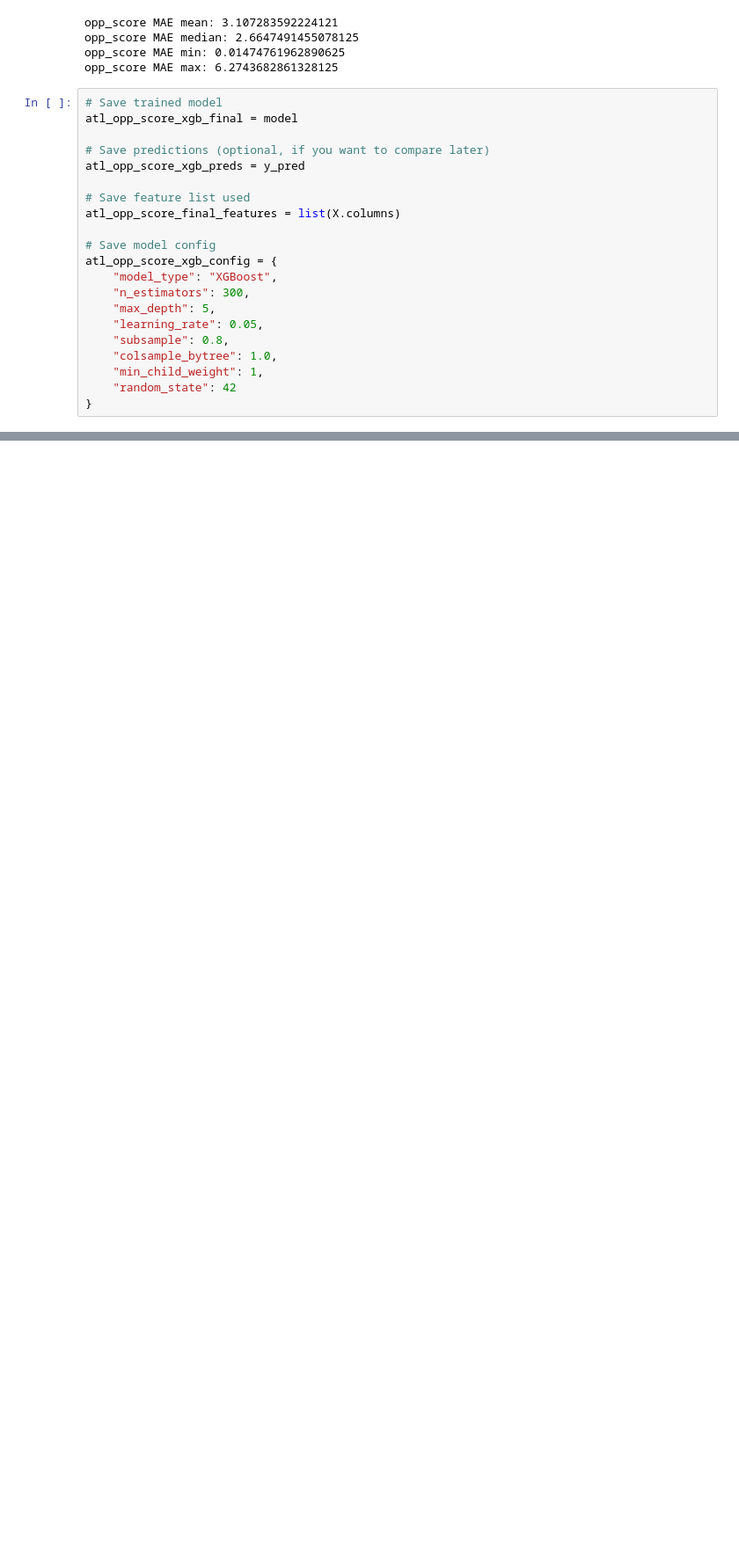
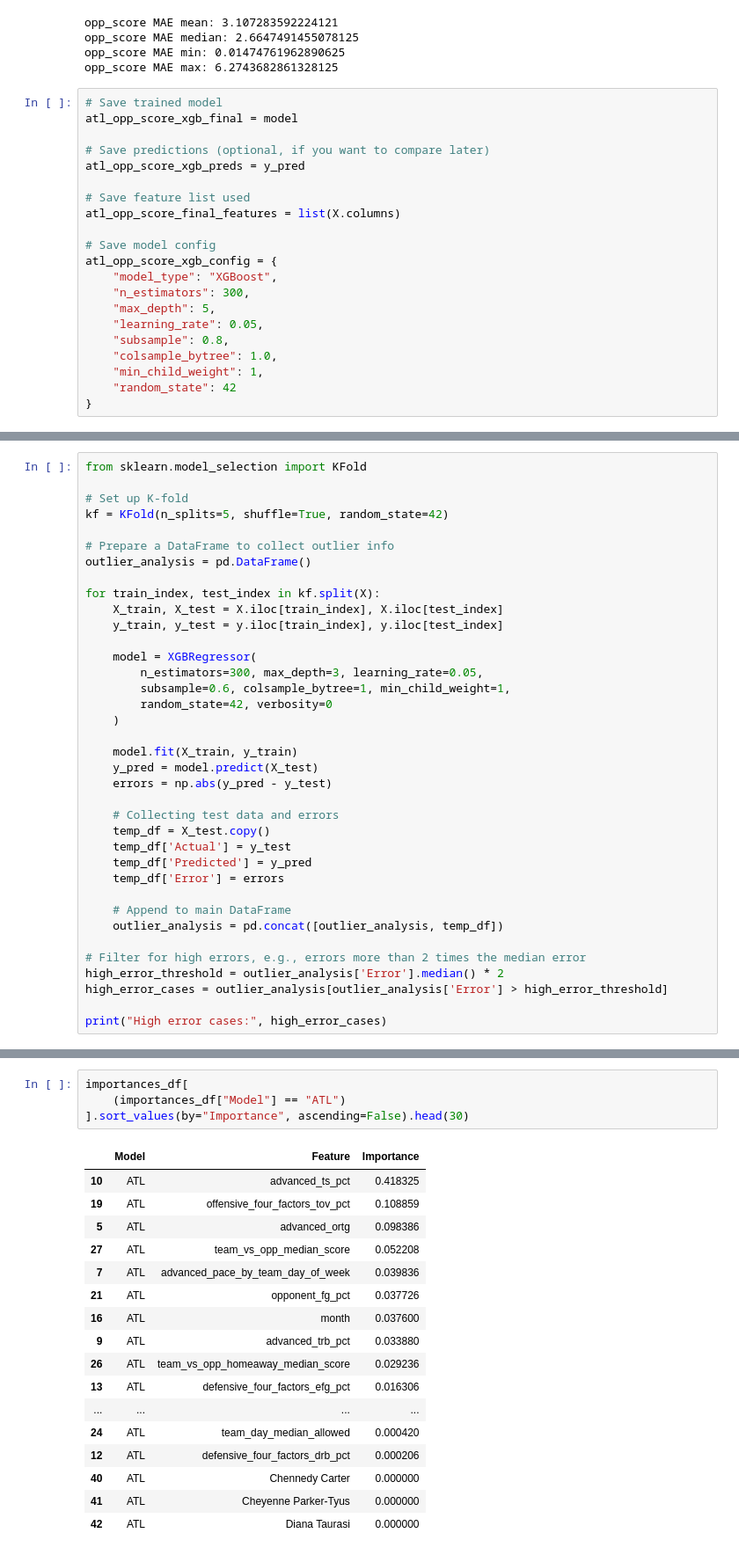
Before and after one commit to colterwood/LHL-final-final-project, a Jupyter notebook: notebooks/10_team_specific_feature_selection_and_model_testing.ipynb, the cells around one changed output, grey strips where cells are left out. Shown at 88% size. Saved outputs shown, nothing was run; the diff lists cells and outputs as text; blank space fills up the shorter version.

```diff
--- a/notebooks/10_team_specific_feature_selection_and_model_testing.ipynb
+++ b/notebooks/10_team_specific_feature_selection_and_model_testing.ipynb
@@ -3577,0 +3721,37 @@ opp_score MAE max: 18.3125
+# %%
+from sklearn.model_selection import KFold
+
+# Set up K-fold
+kf = KFold(n_splits=5, shuffle=True, random_state=42)
+
+# Prepare a DataFrame to collect outlier info
+outlier_analysis = pd.DataFrame()
+
+for train_index, test_index in kf.split(X):
+    X_train, X_test = X.iloc[train_index], X.iloc[test_index]
+    y_train, y_test = y.iloc[train_index], y.iloc[test_index]
+
+    model = XGBRegressor(
+        n_estimators=300, max_depth=3, learning_rate=0.05,
+        subsample=0.6, colsample_bytree=1, min_child_weight=1,
+        random_state=42, verbosity=0
+    )
+
+    model.fit(X_train, y_train)
+    y_pred = model.predict(X_test)
+    errors = np.abs(y_pred - y_test)
+
+    # Collecting test data and errors
+    temp_df = X_test.copy()
+    temp_df['Actual'] = y_test
+    temp_df['Predicted'] = y_pred
+    temp_df['Error'] = errors
+
+    # Append to main DataFrame
+    outlier_analysis = pd.concat([outlier_analysis, temp_df])
+
+# Filter for high errors, e.g., errors more than 2 times the median error
+high_error_threshold = outlier_analysis['Error'].median() * 2
+high_error_cases = outlier_analysis[outlier_analysis['Error'] > high_error_threshold]
+
+print("High error cases:", high_error_cases)
@@ -3577,0 +3894,22 @@ opp_score MAE max: 18.3125
+# %%
+importances_df[
+    (importances_df["Model"] == "ATL")
+].sort_values(by="Importance", ascending=False).head(30)
+# %% [output]
+|  | Model | Feature | Importance |
+| 10 | ATL | advanced_ts_pct | 0.418325 |
+| 19 | ATL | offensive_four_factors_tov_pct | 0.108859 |
+| 5 | ATL | advanced_ortg | 0.098386 |
+| 27 | ATL | team_vs_opp_median_score | 0.052208 |
+| 7 | ATL | advanced_pace_by_team_day_of_week | 0.039836 |
+| 21 | ATL | opponent_fg_pct | 0.037726 |
+| 16 | ATL | month | 0.037600 |
+| 9 | ATL | advanced_trb_pct | 0.033880 |
+| 26 | ATL | team_vs_opp_homeaway_median_score | 0.029236 |
+| 13 | ATL | defensive_four_factors_efg_pct | 0.016306 |
+| ... | ... | ... | ... |
+| 24 | ATL | team_day_median_allowed | 0.000420 |
+| 12 | ATL | defensive_four_factors_drb_pct | 0.000206 |
+| 40 | ATL | Chennedy Carter | 0.000000 |
+| 41 | ATL | Cheyenne Parker-Tyus | 0.000000 |
+| 42 | ATL | Diana Taurasi | 0.000000 |
```
Also changed, not shown: parts of 41 cells of this notebook.
